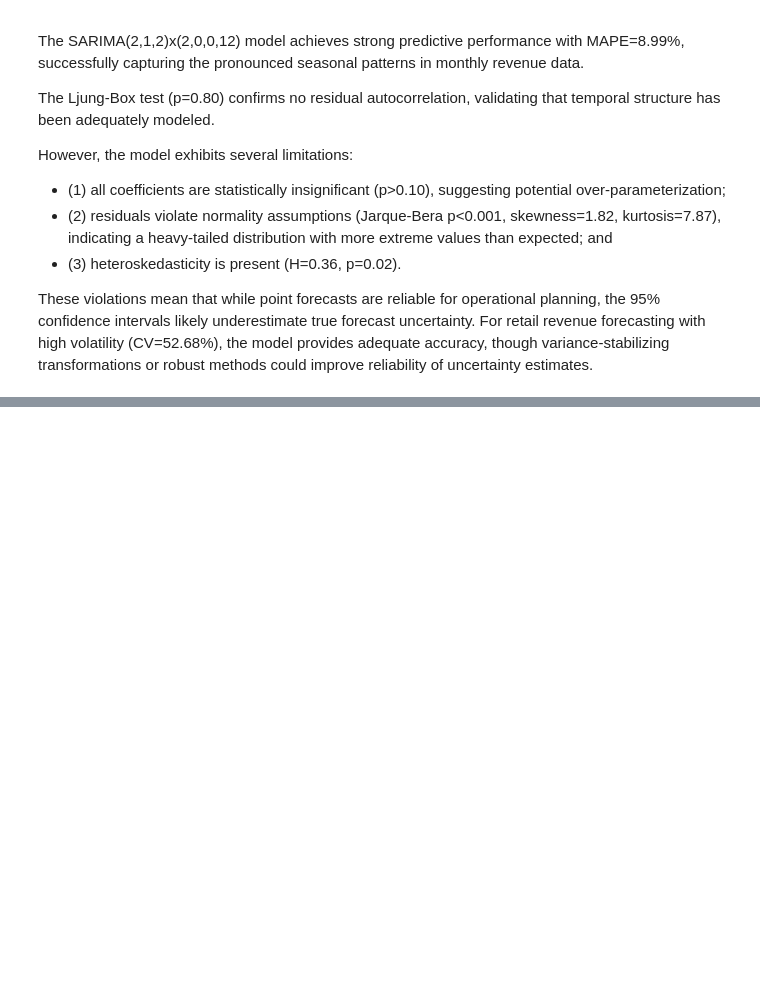
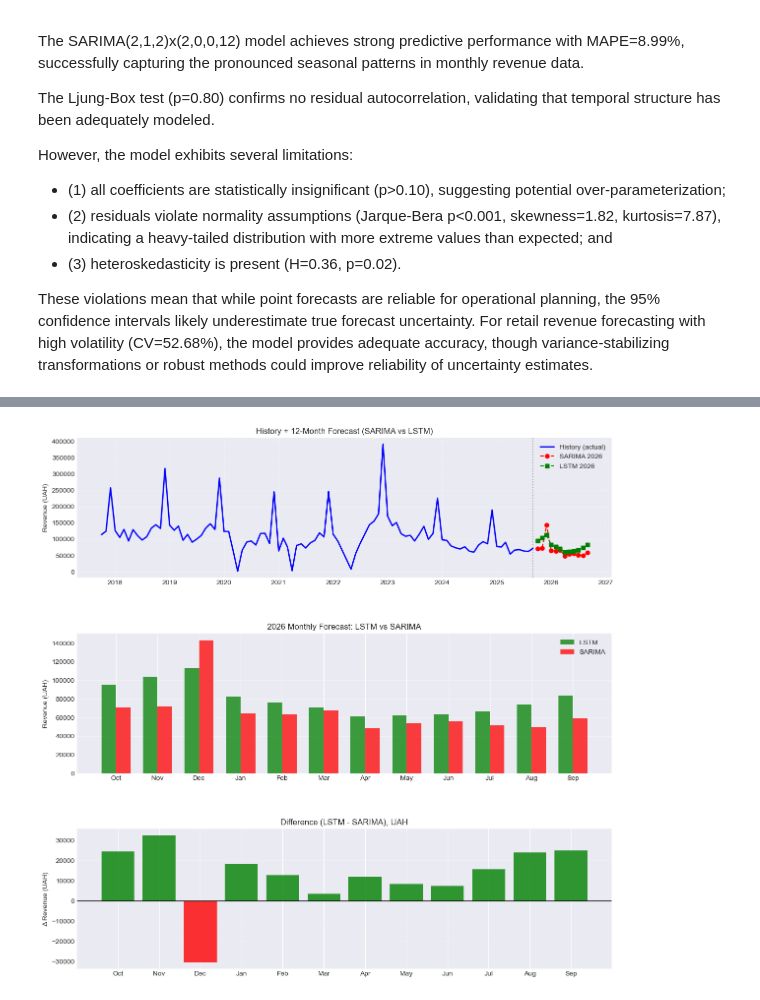
Before and after one commit to Ovkubiky/hramotii, a Jupyter notebook: eda.ipynb, the cells around one changed output, grey strips where cells are left out. Drawn from its saved outputs; the diff is of its cells as text; code cells hidden in the pictures; blank space fills up the shorter version.

```diff
--- a/eda.ipynb
+++ b/eda.ipynb
@@ -944,0 +1256,91 @@ or robust methods could improve reliability of uncertainty estimates.
+# %%
+print("Generating 2026 forecast with LSTM...\n")
+
+all_scaled = np.vstack([train_scaled, test_scaled])
+
+X_full, y_full = create_sequences(all_scaled, lookback=lookback)
+X_full = X_full.reshape((X_full.shape[0], X_full.shape[1], 1))
+
+
+model_final = Sequential([
+    LSTM(32, input_shape=(lookback, 1)),
+    Dense(1)
+])
+model_final.compile(optimizer=Adam(1e-3), loss='mse')
+model_final.fit(X_full, y_full, epochs=80, batch_size=8, shuffle=False, verbose=0)
+
+future_scaled = []
+last_sequence = all_scaled[-lookback:].copy()
+
+for _ in range(12):
+    X_pred = last_sequence.reshape(1, lookback, 1)
+    next_scaled = model_final.predict(X_pred, verbose=0)[0, 0]
+    future_scaled.append(next_scaled)
+    last_sequence = np.append(last_sequence[1:], next_scaled)
+
+future_lstm = scaler.inverse_transform(np.array(future_scaled).reshape(-1, 1)).flatten()
+
+
+last_date = ts.index[-1]
+future_dates_lstm = pd.date_range(start=last_date + pd.DateOffset(months=1),
+                                  periods=12,
+                                  freq='MS')
+
+lstm_forecast_df = pd.DataFrame({
+    'Month': future_dates_lstm.strftime('%Y-%m'),
+    'LSTM_Forecast': future_lstm,
+    'SARIMA_Forecast': forecast.values
+})
+
+print("="*70)
+print("2026 FORECAST COMPARISON: LSTM vs SARIMA")
+print("="*70)
+print(lstm_forecast_df.to_string(index=False))
+
+print("\n2026 Annual Summary:")
+print("-"*70)
+print(f"{'Metric':<30} {'LSTM':<20} {'SARIMA':<20}")
+print("-"*70)
+print(f"{'Total annual revenue':<30} {future_lstm.sum():>18,.0f} {forecast.sum():>18,.0f}")
+print(f"{'Average monthly revenue':<30} {future_lstm.mean():>18,.0f} {forecast.mean():>18,.0f}")
+print(f"{'Peak month value':<30} {future_lstm.max():>18,.0f} {forecast.max():>18,.0f}")
+print(f"{'Low month value':<30} {future_lstm.min():>18,.0f} {forecast.min():>18,.0f}")
+print("="*70)
+
+fig, axes = plt.subplots(3, 1, figsize=(14, 14))
+plt.subplots_adjust(hspace=0.4)
+
+axes[0].plot(ts.index, ts.values, label='History (actual)', color='blue', linewidth=2)
+axes[0].plot(future_dates_lstm, forecast.values, label='SARIMA 2026', color='red', linestyle='--', marker='o')
+axes[0].plot(future_dates_lstm, future_lstm, label='LSTM 2026', color='green', linestyle='--', marker='s')
+axes[0].axvline(x=ts.index[-1], color='gray', linestyle=':', alpha=0.7)
+axes[0].set_title('History + 12-Month Forecast (SARIMA vs LSTM)')
+axes[0].set_ylabel('Revenue (UAH)')
+axes[0].legend()
+axes[0].grid(alpha=0.3)
+
+months_short = [d.strftime('%b') for d in future_dates_lstm]
+x = np.arange(len(months_short))
+width = 0.35
+axes[1].bar(x - width/2, future_lstm, width, label='LSTM', color='green', alpha=0.75)
+axes[1].bar(x + width/2, forecast.values, width, label='SARIMA', color='red', alpha=0.75)
+axes[1].set_xticks(x)
+axes[1].set_xticklabels(months_short, rotation=0)
+axes[1].set_title('2026 Monthly Forecast: LSTM vs SARIMA')
+axes[1].set_ylabel('Revenue (UAH)')
+axes[1].legend()
+axes[1].grid(axis='y', alpha=0.3)
+
+diff = future_lstm - forecast.values
+colors = ['green' if d >= 0 else 'red' for d in diff]
+axes[2].bar(months_short, diff, color=colors, alpha=0.8)
+axes[2].axhline(y=0, color='black', linewidth=1)
+axes[2].set_title('Difference (LSTM - SARIMA), UAH')
+axes[2].set_ylabel('Δ Revenue (UAH)')
+axes[2].grid(axis='y', alpha=0.3)
+
+plt.show()
+
+lstm_forecast_df.to_csv('lstm_forecast_2026.csv', index=False)
+print("\n✅ LSTM forecast saved to 'lstm_forecast_2026.csv'")
+# %% [output]
@@ -944,0 +1364 @@ or robust methods could improve reliability of uncertainty estimates.
+[figure, added]
```
Also changed, not shown: parts of 18 cells of this notebook, 2 other files.
